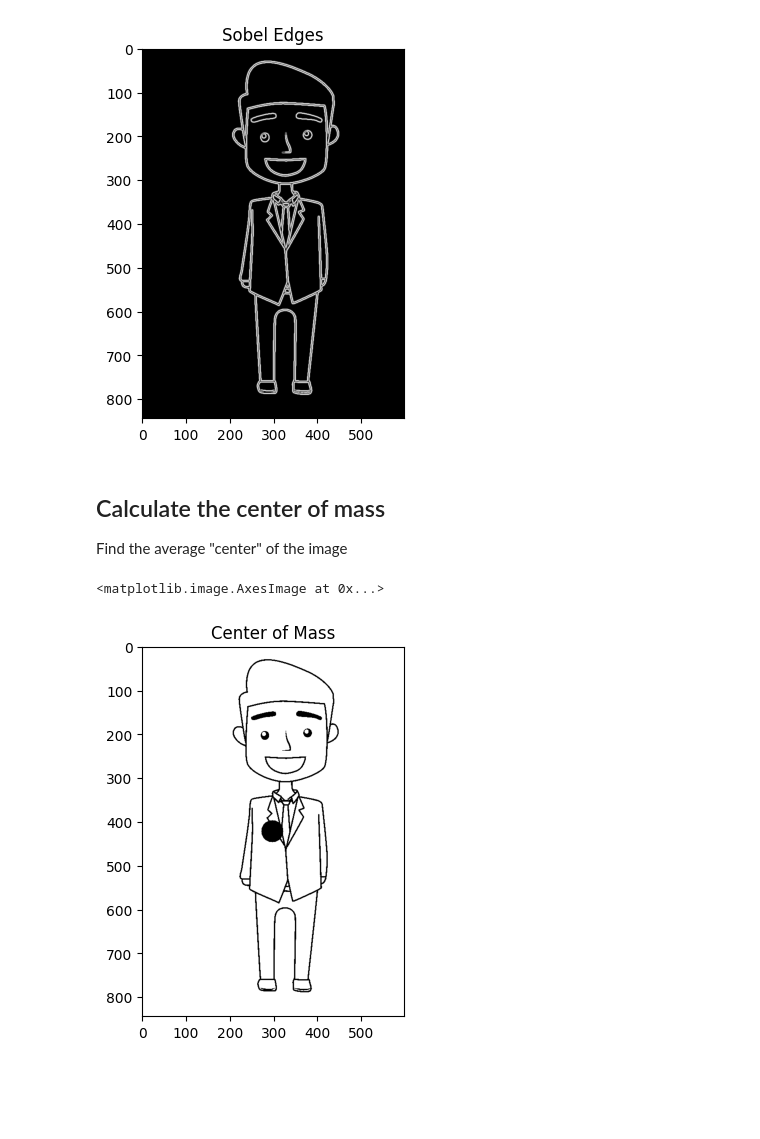
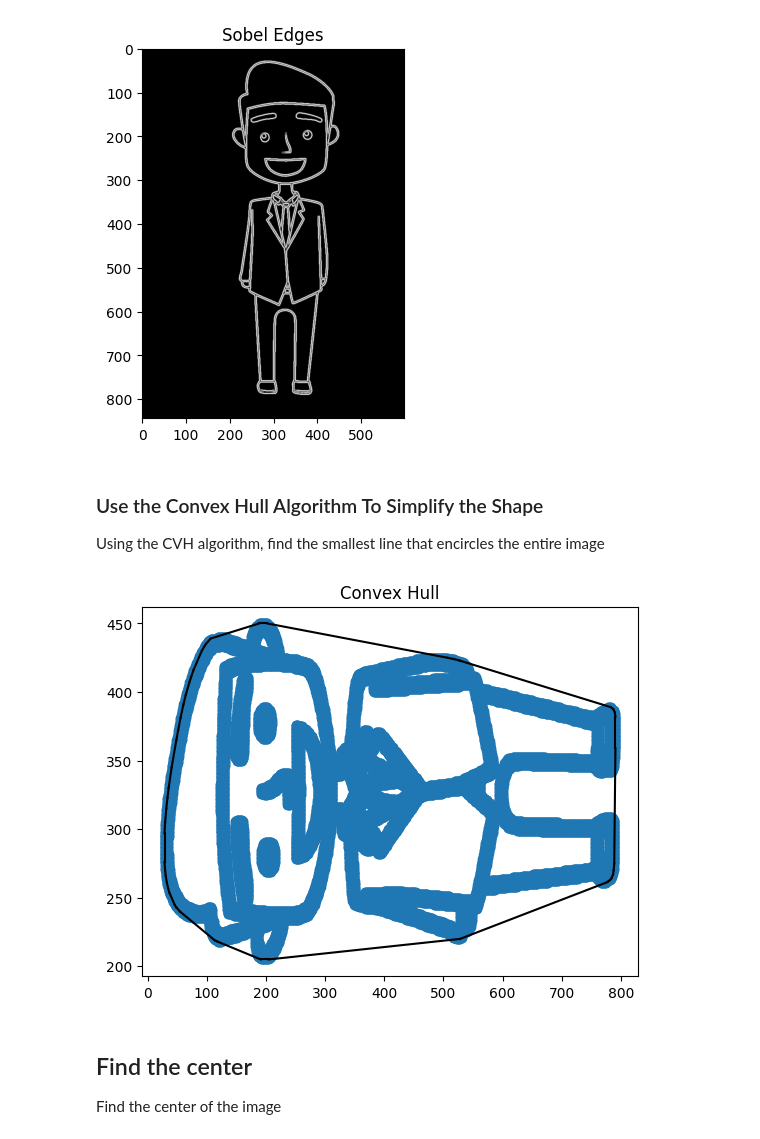
Before and after one commit to CBSchiffer/DrawingAssembly, a Jupyter notebook: Threshold.ipynb, the cells around one changed output. Drawn from its saved outputs; the diff is of its cells as text; code cells hidden in the pictures; blank space fills up the shorter version.

Commit message:
Added algorithm for determining the outermost outline of the shape

```diff
--- a/Threshold.ipynb
+++ b/Threshold.ipynb
@@ -47,17 +47,23 @@ plt.title('Sobel Edges')
 plt.show()
 # %% [output]
 [figure]
+# %% [markdown]
+### Use the Convex Hull Algorithm To Simplify the Shape
+Using the CVH algorithm, find the smallest line that encircles the entire image
+# %%
+from scipy.spatial import ConvexHull
+points = np.column_stack(np.where(sobel_edges > 0))
+
+
+hull = ConvexHull(points)
+plt.plot(points[:,0], points[:,1], 'o')
+plt.title('Points in the image')
+for simplex in hull.simplices:
+    plt.plot(points[simplex, 0], points[simplex, 1], 'k-')
+plt.title('Convex Hull')
+plt.show()
+# %% [output]
+[figure, added]
 # %% [markdown]
-## Calculate the center of mass
-Find the average "center" of the image
+## Find the center
+Find the center of the image
-# %%
-# Calculate the center of mass
-com = ndimage.center_of_mass(binary_man)
-
-# Draw a circle at the center of mass
-cv2.circle(binary_man, (int(com[1]), int(com[0])), 25, (0, 0, 255), -1)
-plt.title('Center of Mass')
-plt.imshow(binary_man, cmap='gray')
-# %% [output]
-<matplotlib.image.AxesImage at 0x...>
-[figure, removed]
```
Also changed, not shown: parts of 10 cells of this notebook.
